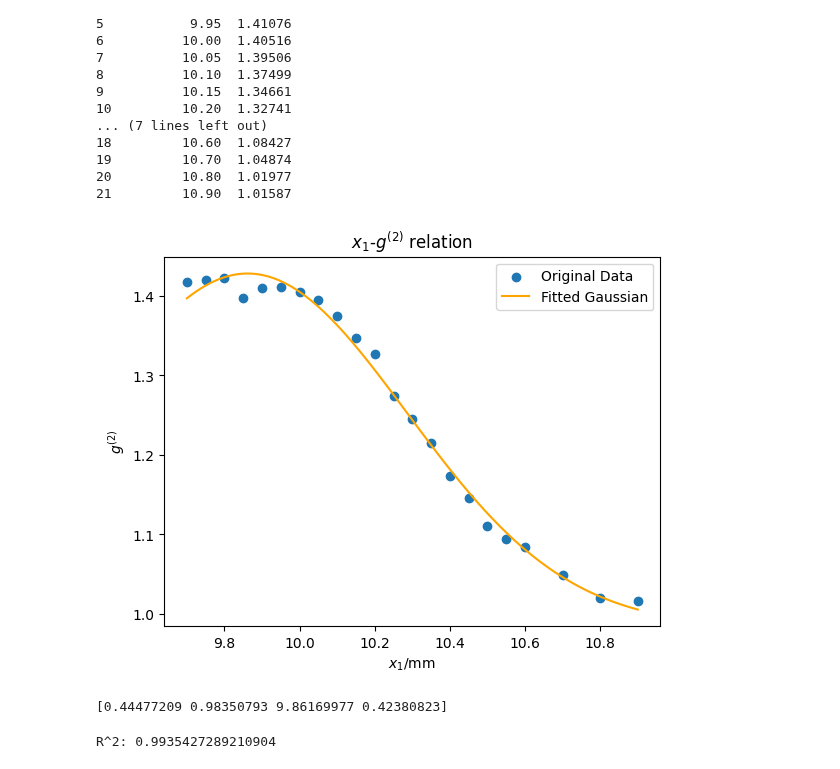
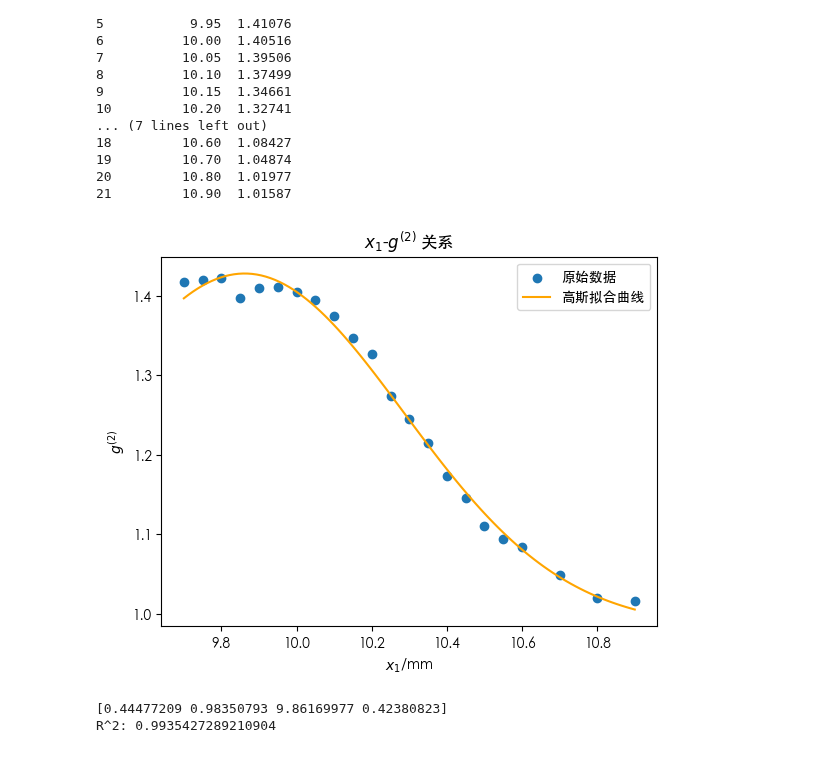
Before and after one commit to LantoZheng/Code, a Jupyter notebook: Experiments/Modern_physics_Experiment/Modern_physics_Experiment_II/Thermal-optical_ghost_imaging/data.ipynb, the cells around one changed output. Saved outputs shown, nothing was run; the diff lists cells and outputs as text; code cells hidden in the pictures.

```diff
--- a/Experiments/Modern_physics_Experiment/Modern_physics_Experiment_II/Thermal-optical_ghost_imaging/data.ipynb
+++ b/Experiments/Modern_physics_Experiment/Modern_physics_Experiment_II/Thermal-optical_ghost_imaging/data.ipynb
@@ -1 +1,10 @@
+# %%
+import pandas as pd
+from io import StringIO
+import numpy as np
+from scipy.optimize import curve_fit
+import matplotlib.pyplot as plt
+from matplotlib import rcParams
+rcParams['font.sans-serif'] = ['STHeiti']  # 用来正常显示中文标签
+rcParams['axes.unicode_minus'] = False   # 用来正常显示负号
 # %%
@@ -56,41 +62,35 @@ print(df)
 20         10.80  1.01977
 21         10.90  1.01587
 # %%
-import numpy as np
-from scipy.optimize import curve_fit
-
-import matplotlib.pyplot as plt
-
 # 定义高斯函数
 def gaussian(x, a, b, x0, sigma):
     return (a * np.exp(-(x - x0)**2 / (2 * sigma**2)))+b
 
 # 提取数据
 x_data = df['Position(mm)']
 y_data = df['g2']
 
 # 拟合高斯函数
 popt, pcov = curve_fit(gaussian, x_data, y_data,p0 = [0.4,1,9.8,1])
 
 # 生成拟合曲线数据
 x_fit = np.linspace(min(x_data), max(x_data), 100)
 y_fit = gaussian(x_fit, *popt)
 
 # 绘制原始数据和拟合曲线
-plt.scatter(x_data, y_data, label='Original Data')
-plt.plot(x_fit, y_fit,color = 'orange', label='Fitted Gaussian')
+plt.scatter(x_data, y_data, label='原始数据')
+plt.plot(x_fit, y_fit,color = 'orange', label='高斯拟合曲线')
 plt.xlabel('$x_1$/mm')
 plt.ylabel('$g^{(2)}$')
-plt.title('$x_1$-$g^{(2)}$ relation')
+plt.title('$x_1$-$g^{(2)}$ 关系')
 plt.legend()
 plt.show()
 # %% [output]
-[figure, old version]
+[figure, new version]
-# %%
-print(popt)
-# %% [output]
-[0.44477209 0.98350793 9.86169977 0.42380823]
 # %%
+#查看拟合参数
+print(popt)
+
 # 计算总平方和 (Total Sum of Squares)
 ss_tot = np.sum((y_data - np.mean(y_data))**2)
 
@@ -102,4 +102,5 @@ r_squared = 1 - (ss_res / ss_tot)
 
 print(f"R^2: {r_squared}")
 # %% [output]
+[0.44477209 0.98350793 9.86169977 0.42380823]
 R^2: 0.9935427289210904
```
Also changed, not shown: parts of 4 cells of this notebook, 20 other files.
